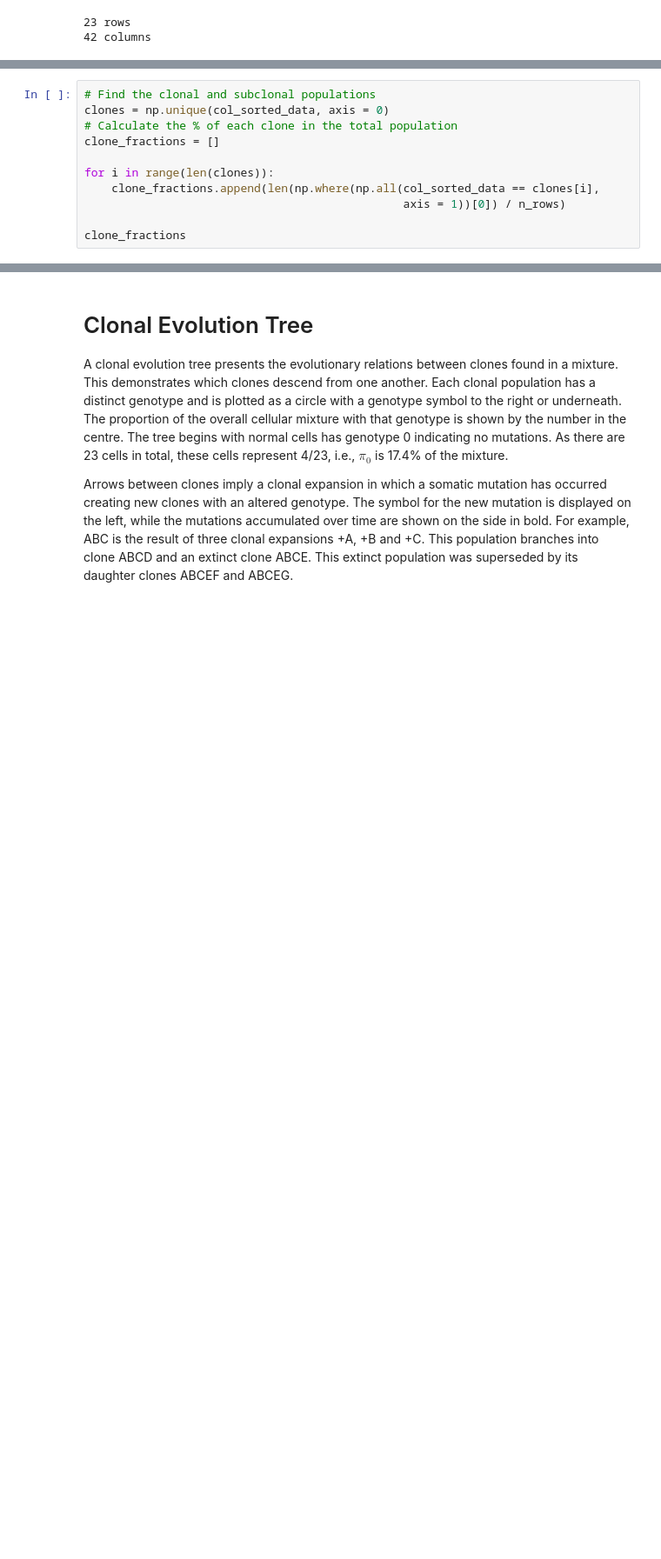
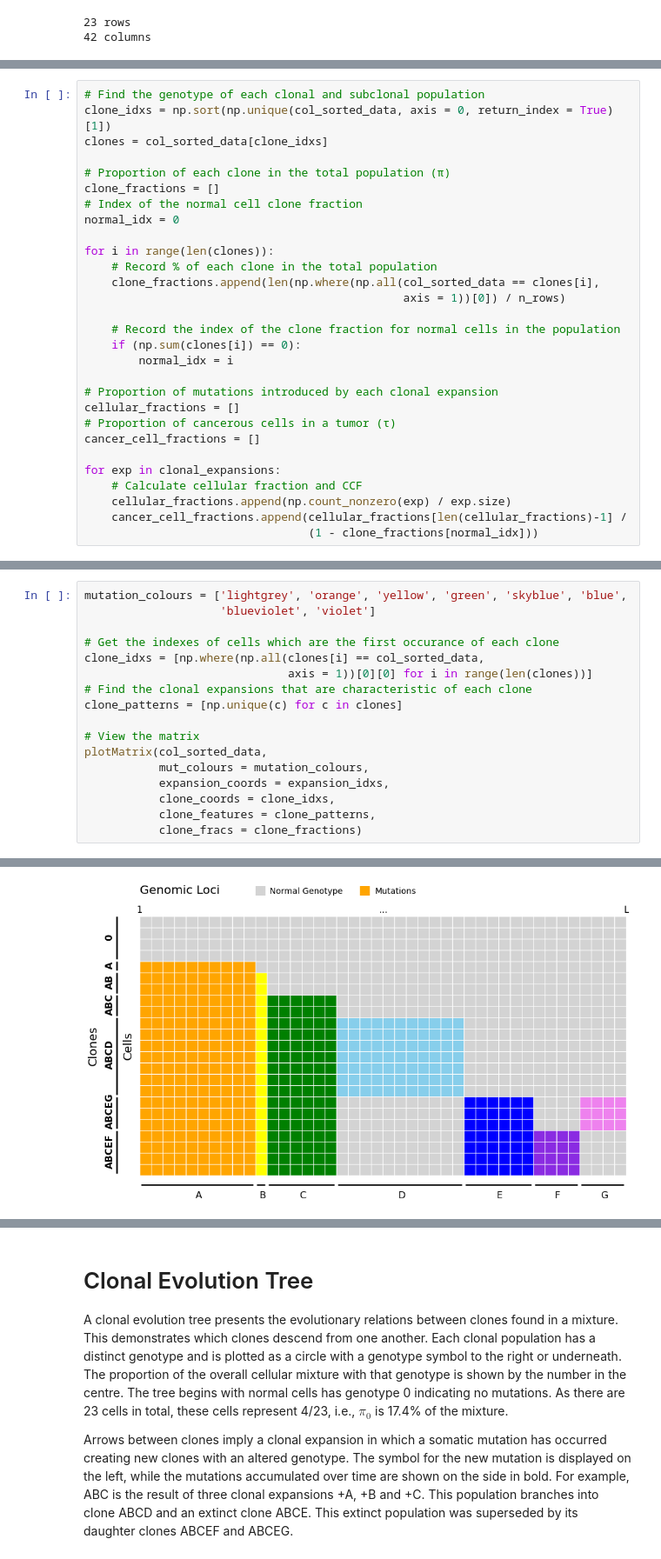
Before and after one commit to TomMakesThings/Cancer-Evolution, a Jupyter notebook: Mutation-Matrix.ipynb, the cells around one changed output, grey strips where cells are left out. Shown at 87% size. Saved outputs shown, nothing was run; the diff lists cells and outputs as text; blank space fills up the shorter version.

```diff
--- a/Mutation-Matrix.ipynb
+++ b/Mutation-Matrix.ipynb
@@ -176,11 +222,29 @@ print(CFs)
 # %%
-# Find the clonal and subclonal populations
-clones = np.unique(col_sorted_data, axis = 0)
-# Calculate the % of each clone in the total population
+# Find the genotype of each clonal and subclonal population
+clone_idxs = np.sort(np.unique(col_sorted_data, axis = 0, return_index = True)[1])
+clones = col_sorted_data[clone_idxs]
+
+# Proportion of each clone in the total population (π)
 clone_fractions = []
+# Index of the normal cell clone fraction
+normal_idx = 0
 
 for i in range(len(clones)):
+    # Record % of each clone in the total population
     clone_fractions.append(len(np.where(np.all(col_sorted_data == clones[i],
                                                axis = 1))[0]) / n_rows)
 
-clone_fractions
+    # Record the index of the clone fraction for normal cells in the population
+    if (np.sum(clones[i]) == 0):
+        normal_idx = i
+
+# Proportion of mutations introduced by each clonal expansion
+cellular_fractions = []
+# Proportion of cancerous cells in a tumor (τ)
+cancer_cell_fractions = []
+
+for exp in clonal_expansions:
+    # Calculate cellular fraction and CCF
+    cellular_fractions.append(np.count_nonzero(exp) / exp.size)
+    cancer_cell_fractions.append(cellular_fractions[len(cellular_fractions)-1] /
+                                 (1 - clone_fractions[normal_idx]))
@@ -207,0 +256,18 @@ The normal cell population is assumed to be the first node, and so \(\pi_{0} = 2
+# %%
+mutation_colours = ['lightgrey', 'orange', 'yellow', 'green', 'skyblue', 'blue',
+                    'blueviolet', 'violet']
+
+# Get the indexes of cells which are the first occurance of each clone
+clone_idxs = [np.where(np.all(clones[i] == col_sorted_data,
+                              axis = 1))[0][0] for i in range(len(clones))]
+# Find the clonal expansions that are characteristic of each clone
+clone_patterns = [np.unique(c) for c in clones]
+
+# View the matrix
+plotMatrix(col_sorted_data,
+           mut_colours = mutation_colours,
+           expansion_coords = expansion_idxs,
+           clone_coords = clone_idxs,
+           clone_features = clone_patterns,
+           clone_fracs = clone_fractions)
+# %% [output]
@@ -208,3 +282,4 @@ The normal cell population is assumed to be the first node, and so \(\pi_{0} = 2
+[figure, added]
 # %%
 ### Matrix plot ###
 
```
Also changed, not shown: parts of 13 cells of this notebook.
